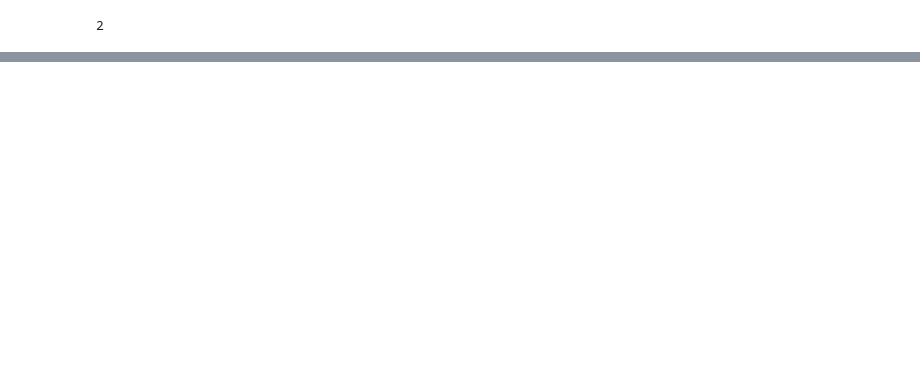
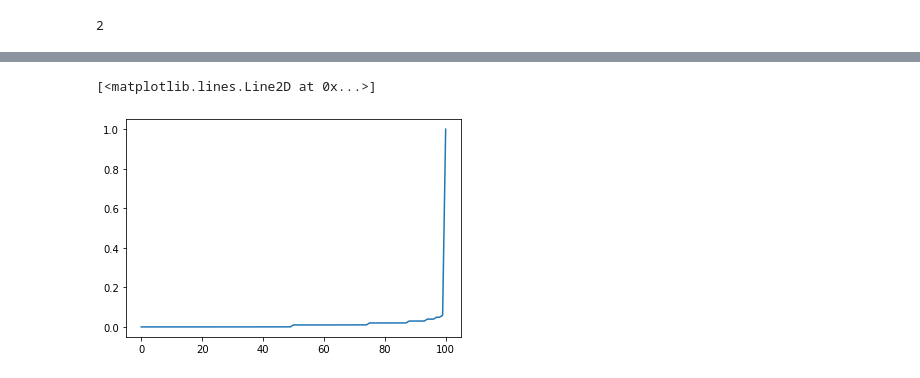
Before and after one commit to keesterbrugge/rl_intro_sutton, a Jupyter notebook: ch4.ipynb, the cells around one changed output, grey strips where cells are left out. Saved outputs shown, nothing was run; the diff lists cells and outputs as text; code cells hidden in the pictures; blank space fills up the shorter version.

```diff
--- a/ch4.ipynb
+++ b/ch4.ipynb
@@ -280,0 +613,5 @@ a
+# %%
+plt.plot(V2)
+# %% [output]
+[<matplotlib.lines.Line2D at 0x...>]
+[figure, added]
```
Also changed, not shown: parts of 31 cells of this notebook.
